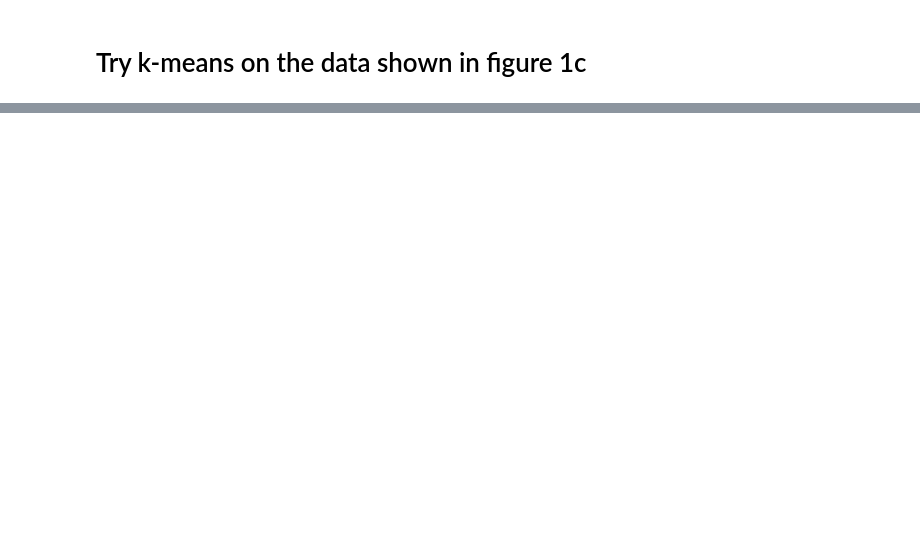
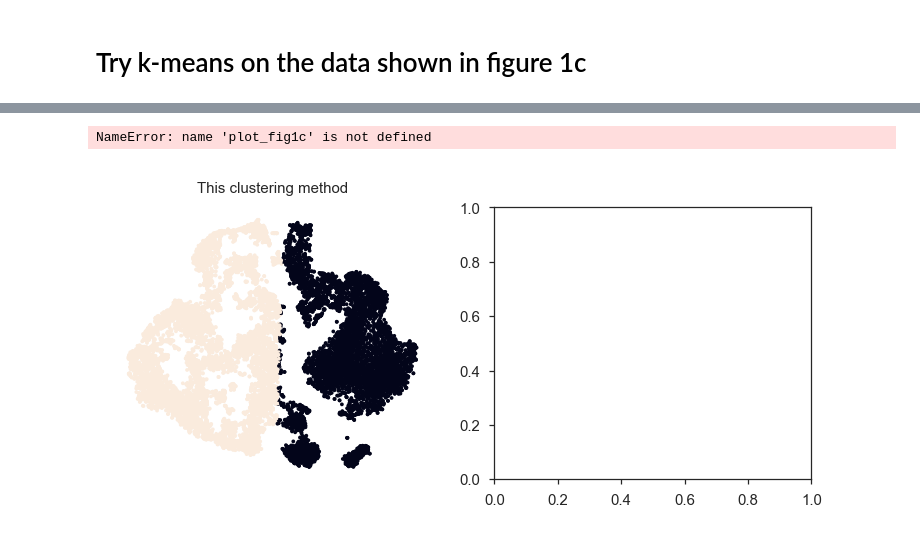
Before and after one commit to RyokoNod/Clustering_Neurons, a Jupyter notebook: code/scikit_kmeans.ipynb, the cells around one changed output, grey strips where cells are left out. Drawn from its saved outputs; the diff is of its cells as text; code cells hidden in the pictures; blank space fills up the shorter version.

```diff
--- a/code/scikit_kmeans.ipynb
+++ b/code/scikit_kmeans.ipynb
@@ -38,3 +42,5 @@ if (os.path.isfile(UMIcnt_path)==False) and (os.path.isfile(exintex_path)==False
     preprocess_figure_data(m1data['counts'], m1data['genes'], m1.exonCounts[subset,:], m1.intronCounts[subset,:],
                     m1.genes, m1.exonLengths, m1.intronLengths, UMI_fname=UMIcnt_path,
                     exint_fname=exintex_path)
+# %%
+test_kmeans = KMeans(n_clusters=2, random_state=0).fit_predict(Z)
@@ -40,0 +78,16 @@ if (os.path.isfile(UMIcnt_path)==False) and (os.path.isfile(exintex_path)==False
+# %%
+plt.figsize = plt.figure(figsize=(5, 2))
+
+#these remove ticks from the plot and erases borderline of plot
+plt.subplot(1, 2, 1)
+plt.xticks([])
+plt.yticks([])
+plt.scatter(Z[:, 0], Z[:, 1], c=test_kmeans,s=0.5)
+sns.despine(left=True, bottom=True)
+plt.title("This clustering method")
+
+plt.subplot(1, 2, 2)
+plot_fig1c(Z, m1data)
+# %% [output]
+NameError: name 'plot_fig1c' is not defined
+[figure, added]
```
Also changed, not shown: parts of 5 cells of this notebook, 1 other file.
